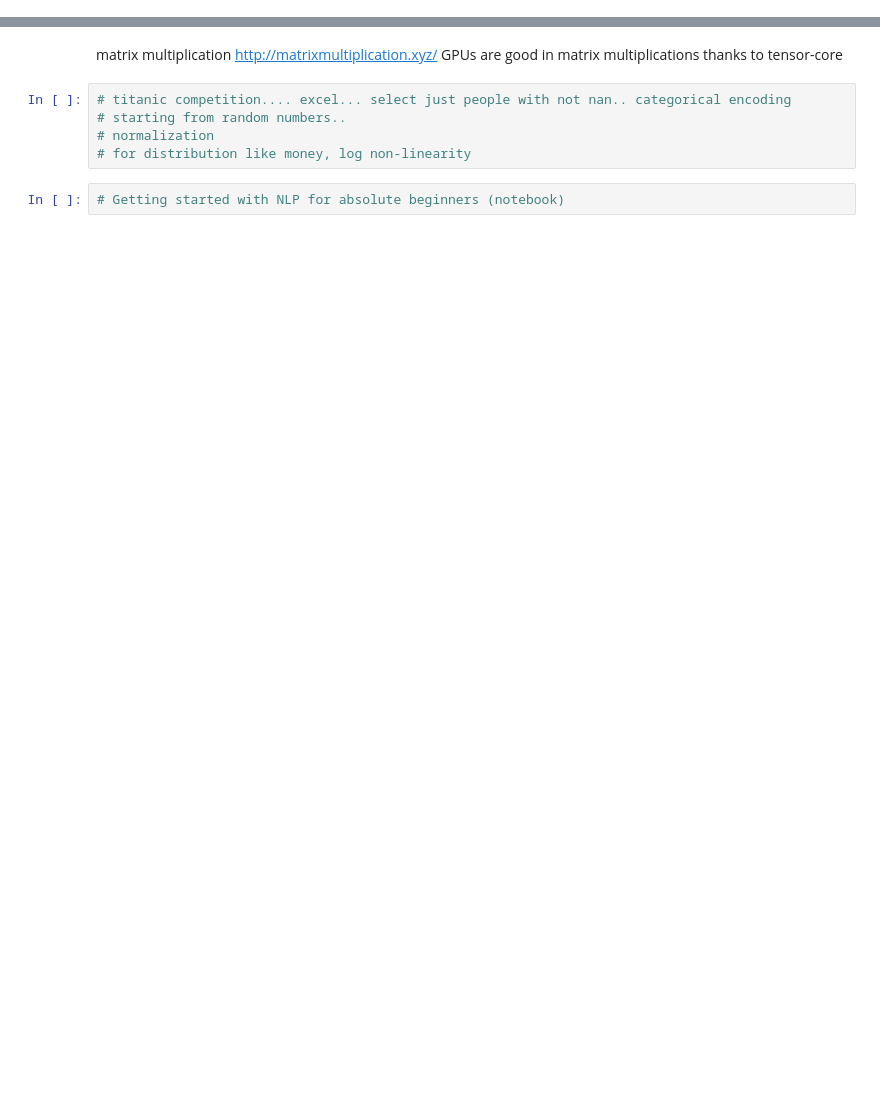
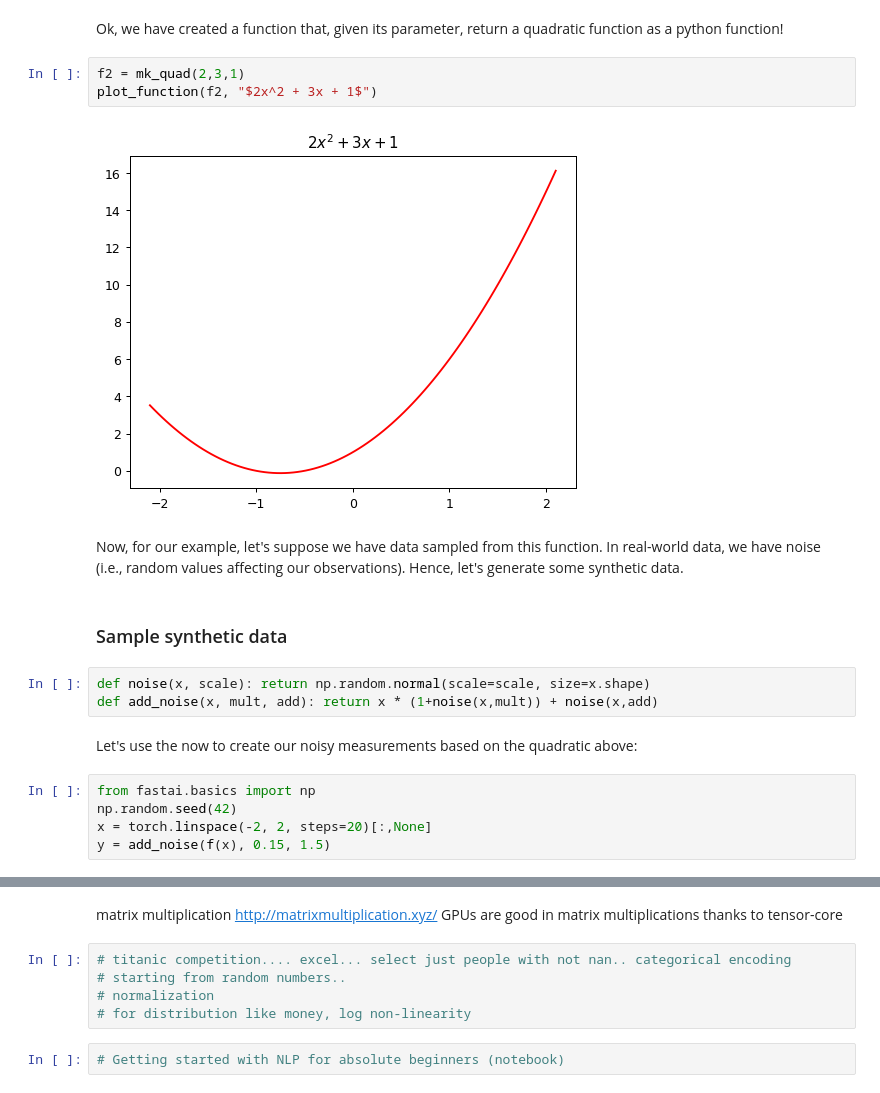
Before and after one commit to conti748/fastbook, a Jupyter notebook: 03_neural_net_foundations/lesson.ipynb, the cells around one changed output, grey strips where cells are left out. Drawn from its saved outputs; the diff is of its cells as text; blank space fills up the shorter version.

```diff
--- a/03_neural_net_foundations/lesson.ipynb
+++ b/03_neural_net_foundations/lesson.ipynb
@@ -29,0 +110,21 @@ now, with this data, we want to rencostruct our original shape
+# %% [markdown]
+Ok, we have created a function that, given its parameter, return a quadratic function as a python function!
+# %%
+f2 = mk_quad(2,3,1)
+plot_function(f2, "$2x^2 + 3x + 1$")
+# %% [output]
+[figure, added]
+# %% [markdown]
+Now, for our example, let's suppose we have data sampled from this function. In real-world data, we have noise (i.e., random values affecting our observations). Hence, let's generate some synthetic data.
+# %% [markdown]
+### Sample synthetic data
+# %%
+def noise(x, scale): return np.random.normal(scale=scale, size=x.shape)
+def add_noise(x, mult, add): return x * (1+noise(x,mult)) + noise(x,add)
+# %% [markdown]
+Let's use the now to create our noisy measurements based on the quadratic above:
+# %%
+from fastai.basics import np
+np.random.seed(42)
+x = torch.linspace(-2, 2, steps=20)[:,None]
+y = add_noise(f(x), 0.15, 1.5)
```
Also changed, not shown: parts of 68 cells of this notebook, 1 other file.
